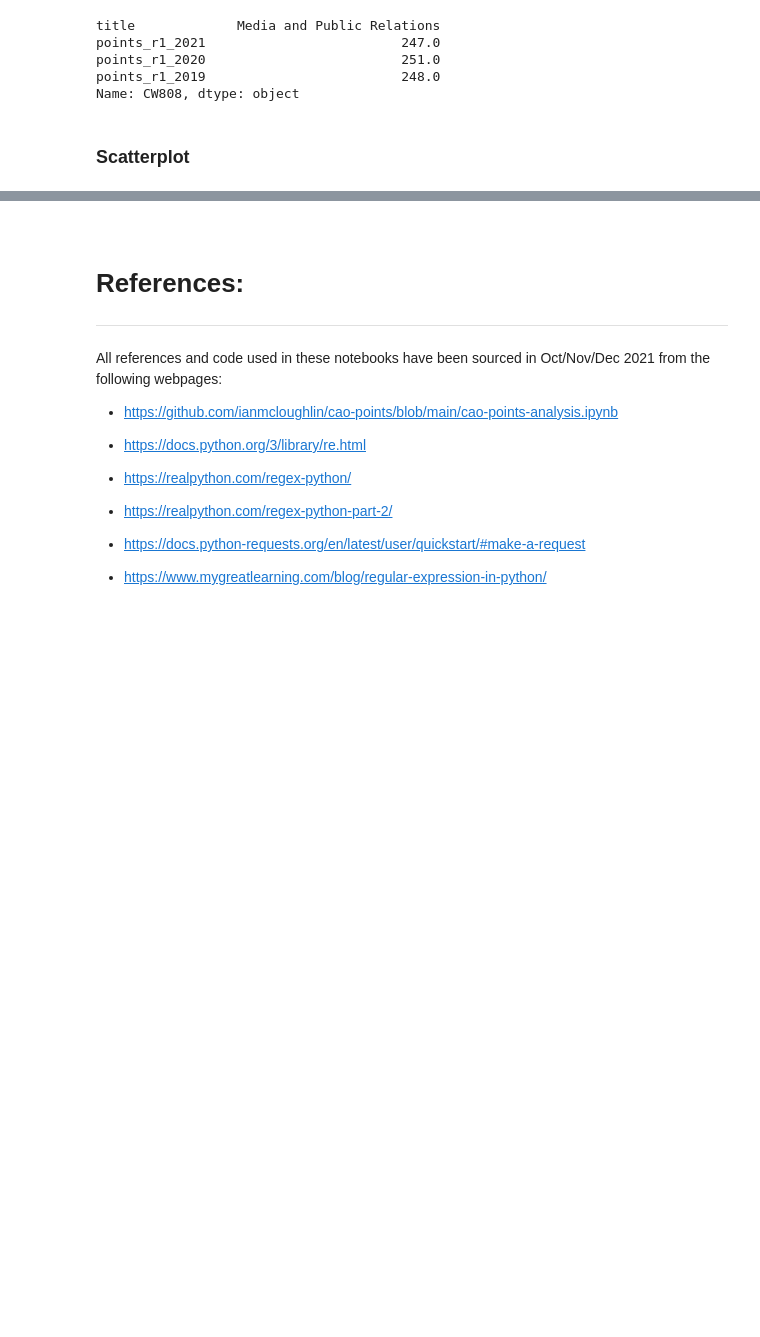
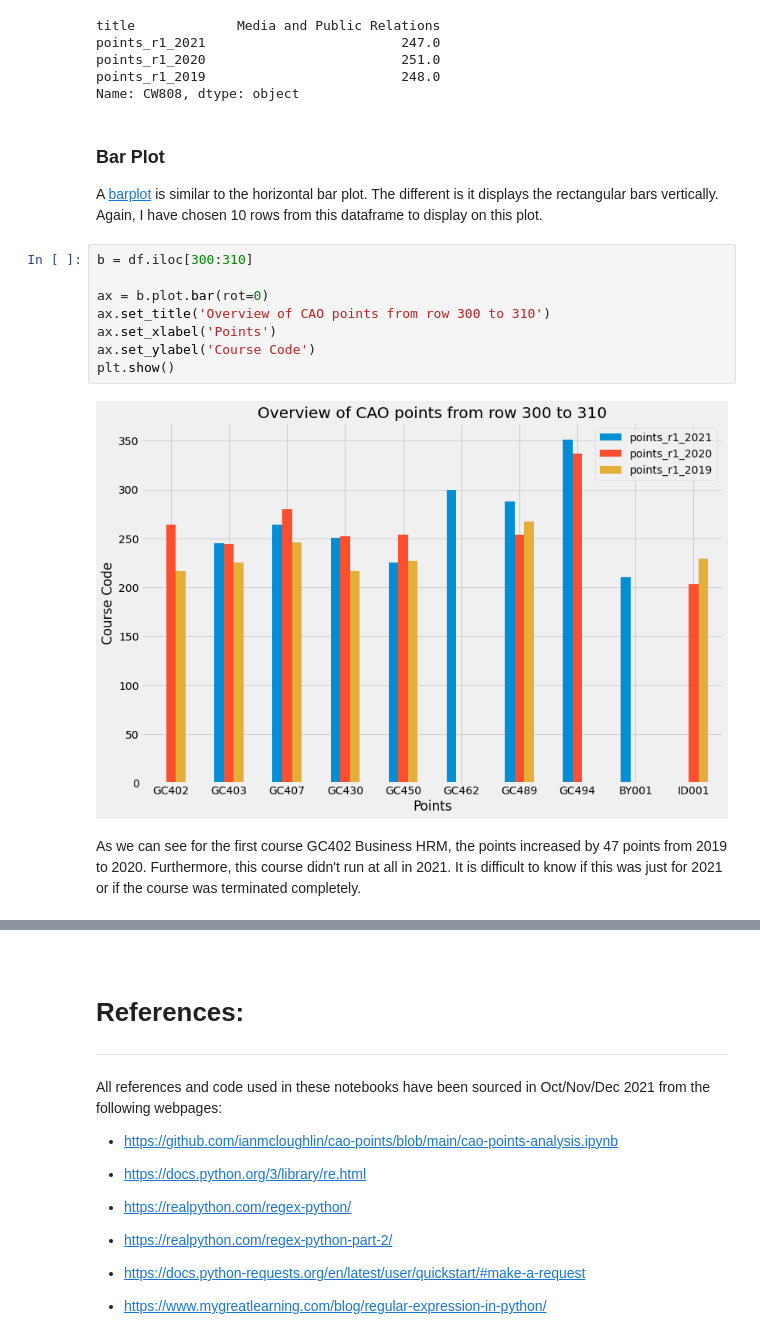
Before and after one commit to SarahMcN25/fundamentals, a Jupyter notebook: cao.ipynb, the cells around one changed output, grey strips where cells are left out. Saved outputs shown, nothing was run; the diff lists cells and outputs as text; blank space fills up the shorter version.

```diff
--- a/cao.ipynb
+++ b/cao.ipynb
@@ -1508,5 +1508,19 @@ points_r1_2021                         247.0
 points_r1_2020                         251.0
 points_r1_2019                         248.0
 Name: CW808, dtype: object
-# %% [markdown]
-### Scatterplot
+# %% [markdown]
+### Bar Plot
+
+A [barplot](https://pandas.pydata.org/docs/reference/api/pandas.DataFrame.plot.bar.html) is similar to the horizontal bar plot. The different is it displays the rectangular bars vertically. Again, I have chosen 10 rows from this dataframe to display on this plot.
+# %%
+b = df.iloc[300:310]
+
+ax = b.plot.bar(rot=0)
+ax.set_title('Overview of CAO points from row 300 to 310')
+ax.set_xlabel('Points')
+ax.set_ylabel('Course Code')
+plt.show()
+# %% [output]
+[figure, added]
+# %% [markdown]
+As we can see for the first course GC402 Business HRM, the points increased by 47 points from 2019 to 2020. Furthermore, this course didn't run at all in 2021. It is difficult to know if this was just for 2021 or if the course was terminated completely.
```
Also changed, not shown: parts of 10 cells of this notebook, 5 other files.
